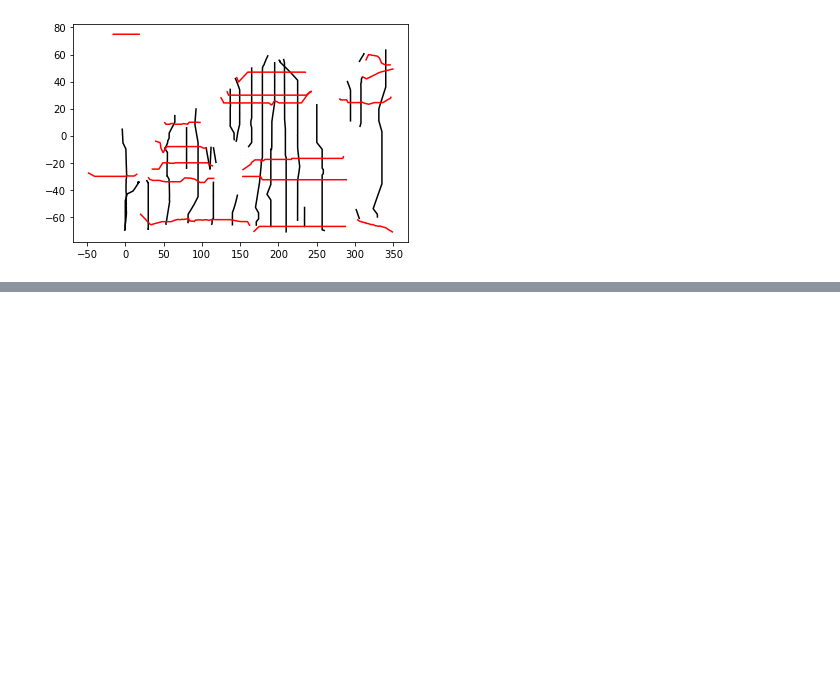
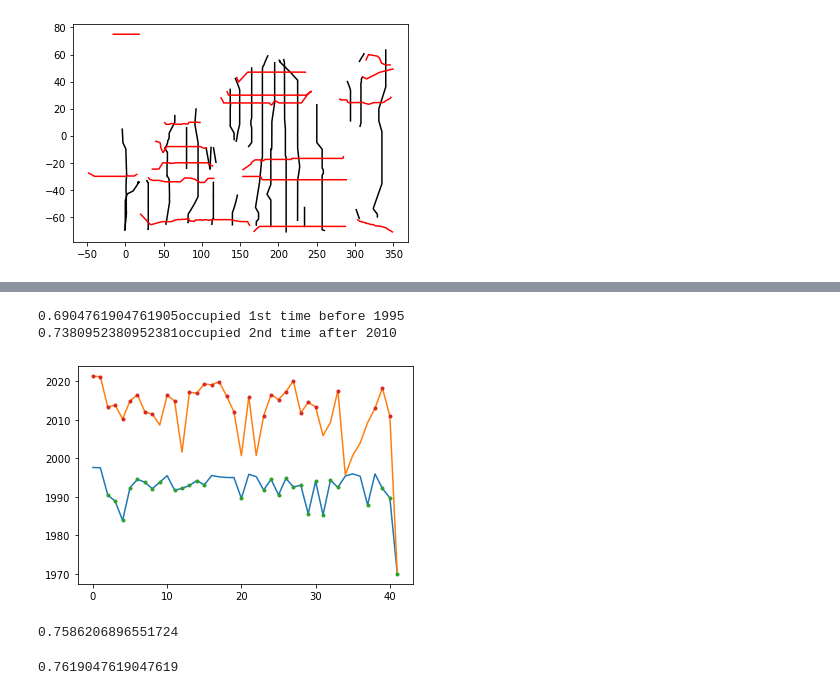
Before and after one commit to ShuwenTan-PO/N2change_EasyOcean, a Jupyter notebook: code/Fig1.ipynb, the cells around one changed output, grey strips where cells are left out. Drawn from its saved outputs; the diff is of its cells as text; code cells hidden in the pictures; blank space fills up the shorter version.

```diff
--- a/code/Fig1.ipynb
+++ b/code/Fig1.ipynb
@@ -421,0 +492,19 @@ for i in range(len(location_info['lat_sec'])):
+# %%
+plt.plot(date_occup)
+plt.plot(np.where(date_occup[:,0]<np.array('1995').astype('datetime64[ns]'))[0], date_occup[np.where(date_occup[:,0]<np.array('1995').astype('datetime64[ns]'))[0],0], '.')
+plt.plot(np.where(date_occup[:,1]>np.array('2010').astype('datetime64[ns]'))[0], date_occup[np.where(date_occup[:,1]>np.array('2010').astype('datetime64[ns]'))[0],1], '.')
+
+print(str(len(np.where(date_occup[:,0]<np.array('1995').astype('datetime64[ns]'))[0])/len(date_occup[:,0]))+'occupied 1st time before 1995')
+print(str(len(np.where(date_occup[:,1]>np.array('2010').astype('datetime64[ns]'))[0])/len(date_occup[:,1]))+'occupied 2nd time after 2010')
+# %% [output]
+0.6904761904761905occupied 1st time before 1995
+0.7380952380952381occupied 2nd time after 2010
+[figure, added]
+# %%
+22/29
+# %% [output]
+0.7586206896551724
+# %%
+16/21
+# %% [output]
+0.7619047619047619
```
Also changed, not shown: parts of 3 cells of this notebook, 42 other files.
